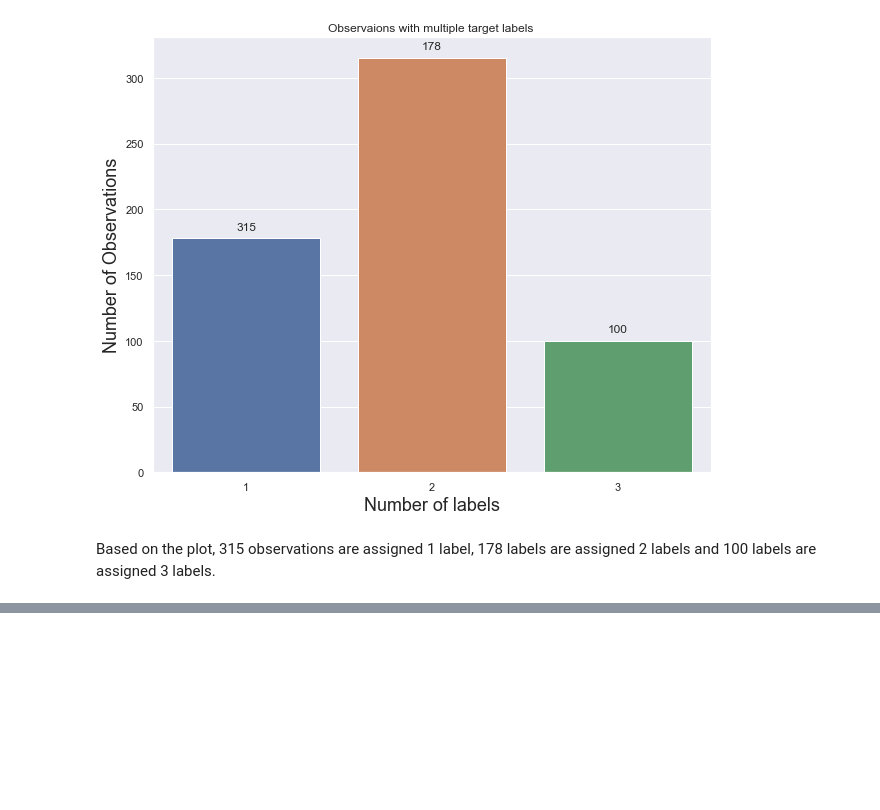
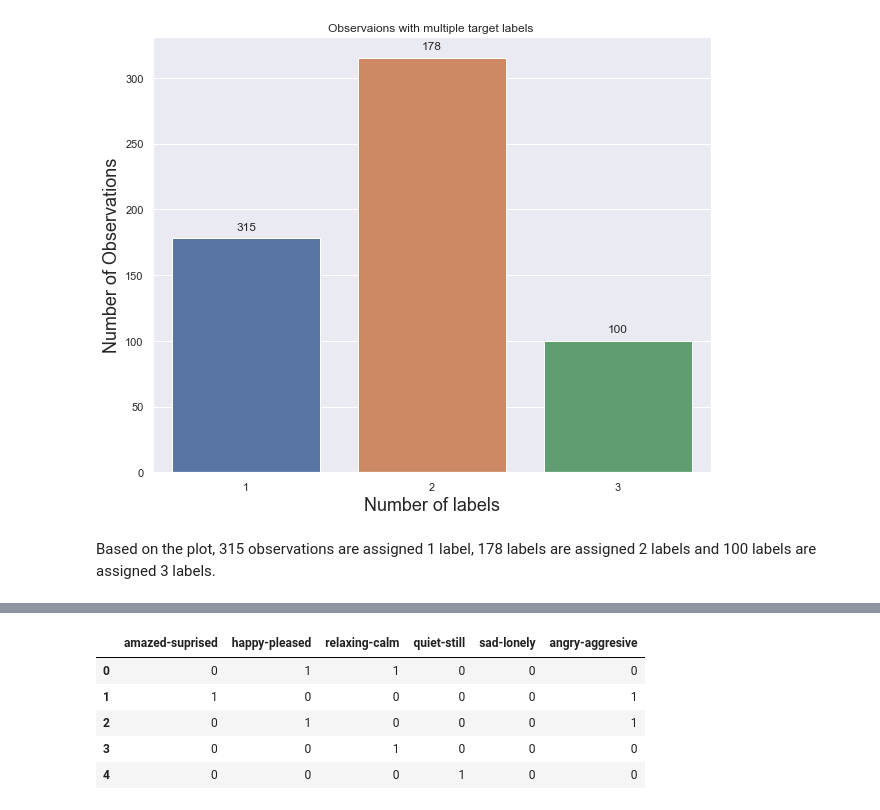
Before and after one commit to nyeinsoe26/CZ4041_Multi-label-Classification, a Jupyter notebook: cz4041.ipynb, the cells around one changed output, grey strips where cells are left out. Drawn from its saved outputs; the diff is of its cells as text; code cells hidden in the pictures; blank space fills up the shorter version.

```diff
--- a/cz4041.ipynb
+++ b/cz4041.ipynb
@@ -118,0 +134,7 @@ Based on the plot, 315 observations are assigned 1 label, 178 labels are assigne
+# %%
+#splitting the full dataset into 8:2 ratio for train/test
+from sklearn.model_selection import train_test_split
+train, test = train_test_split(emotions, random_state=42, test_size=0.20, shuffle=True)
+
+print("Shape of training data: {}".format(train.shape))
+print("Shape of test data: {}".format(test.shape))
@@ -118,0 +144,4 @@ Based on the plot, 315 observations are assigned 1 label, 178 labels are assigne
+# %%
+x_train = train.iloc[:,0:72]
+y_train = train.iloc[:,-6:]
+x_train.head(5)
@@ -118,0 +156,9 @@ Based on the plot, 315 observations are assigned 1 label, 178 labels are assigne
+# %%
+y_train.head(5)
+# %% [output]
+|  | amazed-suprised | happy-pleased | relaxing-calm | quiet-still | sad-lonely | angry-aggresive |
+| 0 | 0 | 1 | 1 | 0 | 0 | 0 |
+| 1 | 1 | 0 | 0 | 0 | 0 | 1 |
+| 2 | 0 | 1 | 0 | 0 | 0 | 1 |
+| 3 | 0 | 0 | 1 | 0 | 0 | 0 |
+| 4 | 0 | 0 | 0 | 1 | 0 | 0 |
```
Also changed, not shown: parts of 18 cells of this notebook.
